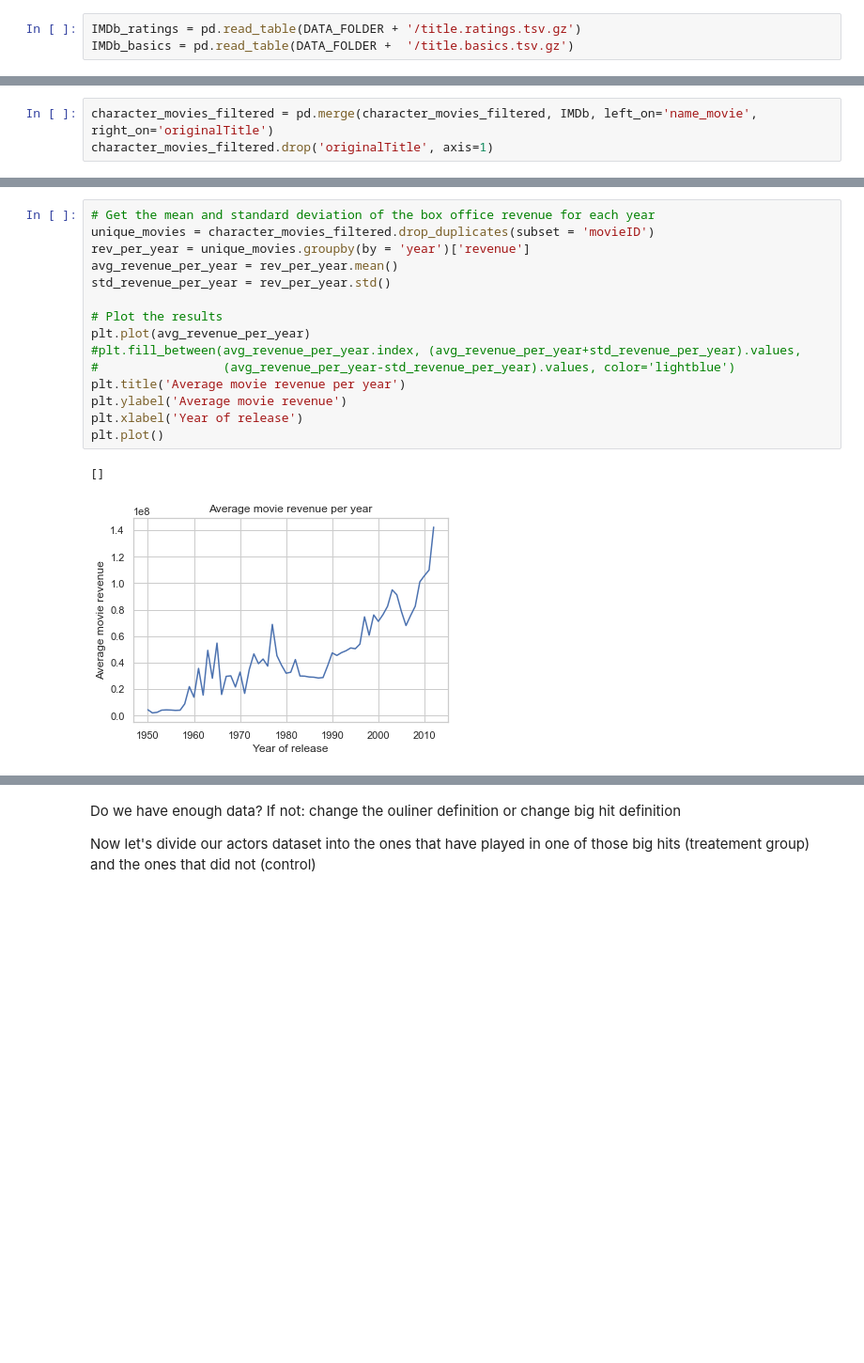
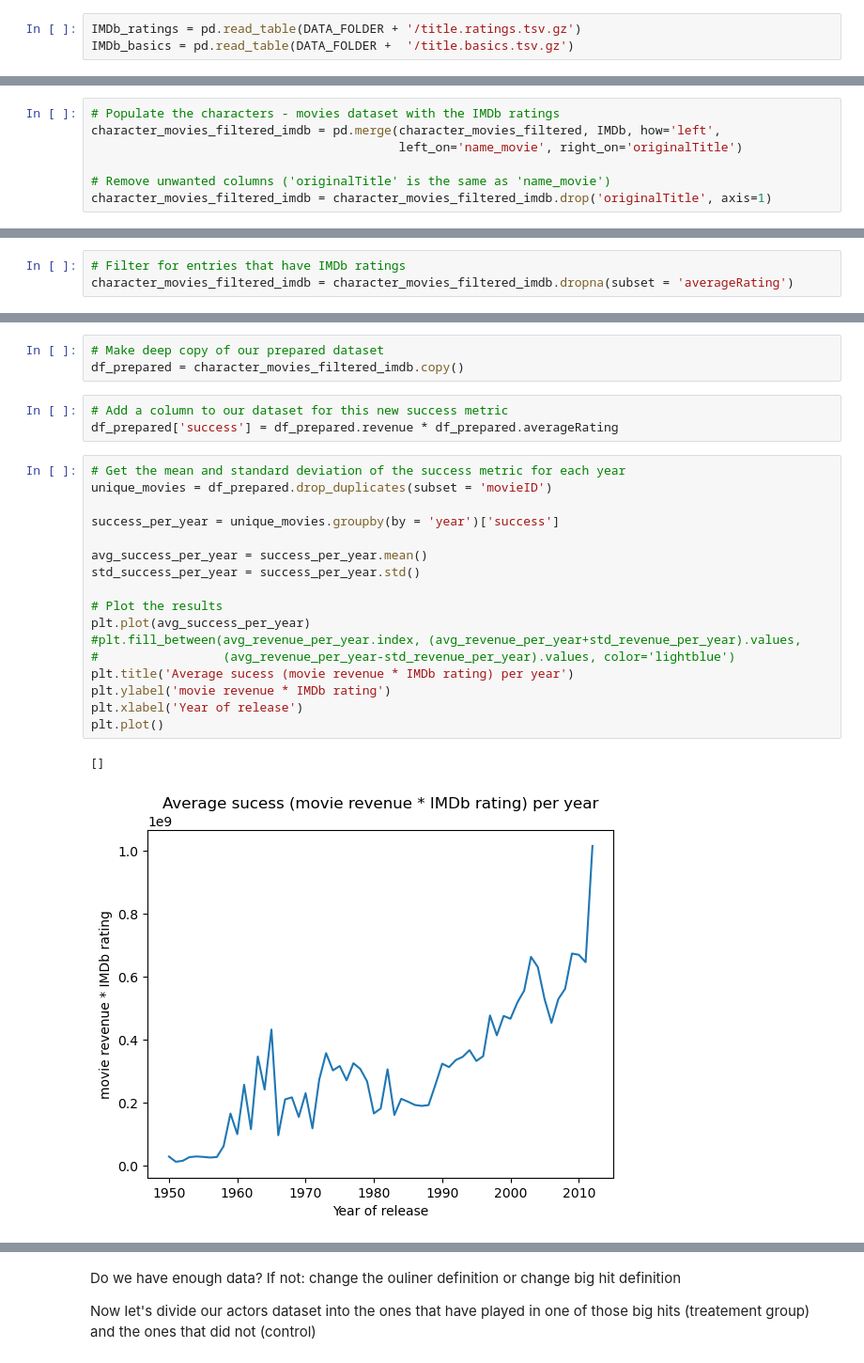
Before and after one commit to epfl-ada/ada-2023-project-pinacolada23, a Jupyter notebook: main.ipynb, the cells around one changed output, grey strips where cells are left out. Shown: that part at 94% size. Drawn from its saved outputs; the diff is of its cells as text; blank space fills up the shorter version.

```diff
--- a/main.ipynb
+++ b/main.ipynb
@@ -423,3 +412,7 @@ character_movies_filtered.shape
 # %%
-character_movies_filtered = pd.merge(character_movies_filtered, IMDb, left_on='name_movie', right_on='originalTitle')
-character_movies_filtered.drop('originalTitle', axis=1)
+# Populate the characters - movies dataset with the IMDb ratings
+character_movies_filtered_imdb = pd.merge(character_movies_filtered, IMDb, how='left',
+                                          left_on='name_movie', right_on='originalTitle')
+
+# Remove unwanted columns ('originalTitle' is the same as 'name_movie')
+character_movies_filtered_imdb = character_movies_filtered_imdb.drop('originalTitle', axis=1)
@@ -444,0 +424,3 @@ character_movies_filtered['averageRating'].isna().sum()
+# %%
+# Filter for entries that have IMDb ratings
+character_movies_filtered_imdb = character_movies_filtered_imdb.dropna(subset = 'averageRating')
@@ -452,21 +440,29 @@ Let's thus look at the average revenue of movies over the years
+# %%
+# Make deep copy of our prepared dataset
+df_prepared = character_movies_filtered_imdb.copy()
+# %%
+# Add a column to our dataset for this new success metric
+df_prepared['success'] = df_prepared.revenue * df_prepared.averageRating
 # %%
-# Get the mean and standard deviation of the box office revenue for each year
-unique_movies = character_movies_filtered.drop_duplicates(subset = 'movieID')
-rev_per_year = unique_movies.groupby(by = 'year')['revenue']
-avg_revenue_per_year = rev_per_year.mean()
-std_revenue_per_year = rev_per_year.std()
+# Get the mean and standard deviation of the success metric for each year
+unique_movies = df_prepared.drop_duplicates(subset = 'movieID')
+
+success_per_year = unique_movies.groupby(by = 'year')['success']
+
+avg_success_per_year = success_per_year.mean()
+std_success_per_year = success_per_year.std()
 
 # Plot the results
-plt.plot(avg_revenue_per_year)
+plt.plot(avg_success_per_year)
 #plt.fill_between(avg_revenue_per_year.index, (avg_revenue_per_year+std_revenue_per_year).values,
 #                 (avg_revenue_per_year-std_revenue_per_year).values, color='lightblue')
-plt.title('Average movie revenue per year')
-plt.ylabel('Average movie revenue')
+plt.title('Average sucess (movie revenue * IMDb rating) per year')
+plt.ylabel('movie revenue * IMDb rating')
 plt.xlabel('Year of release')
 plt.plot()
 # %% [output]
 []
-[figure, old version]
+[figure, new version]
 # %% [markdown]
 From this graph we can see a certain fluctuation in the average movie revenue per year.
 
```
Also changed, not shown: parts of 32 cells of this notebook.
